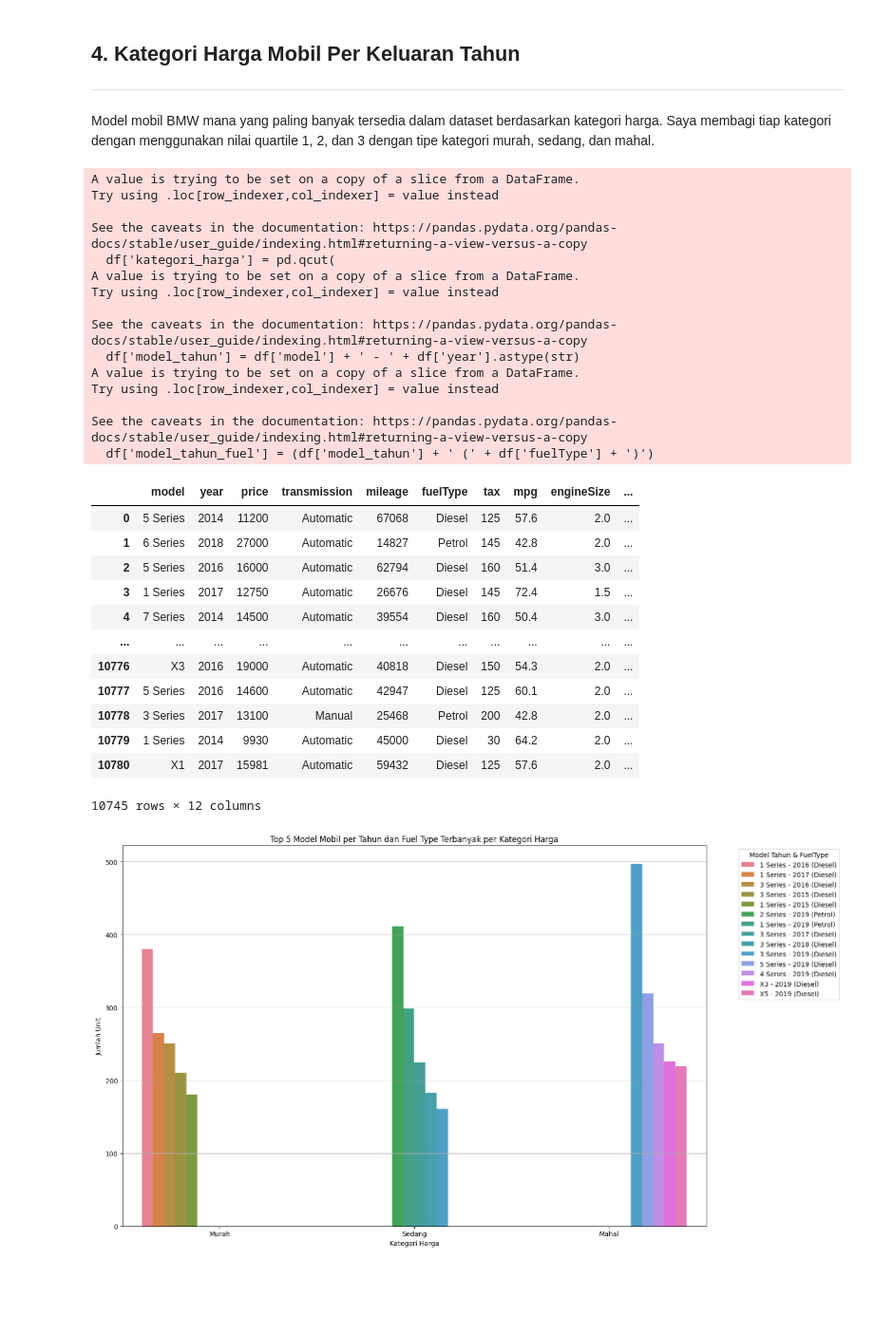
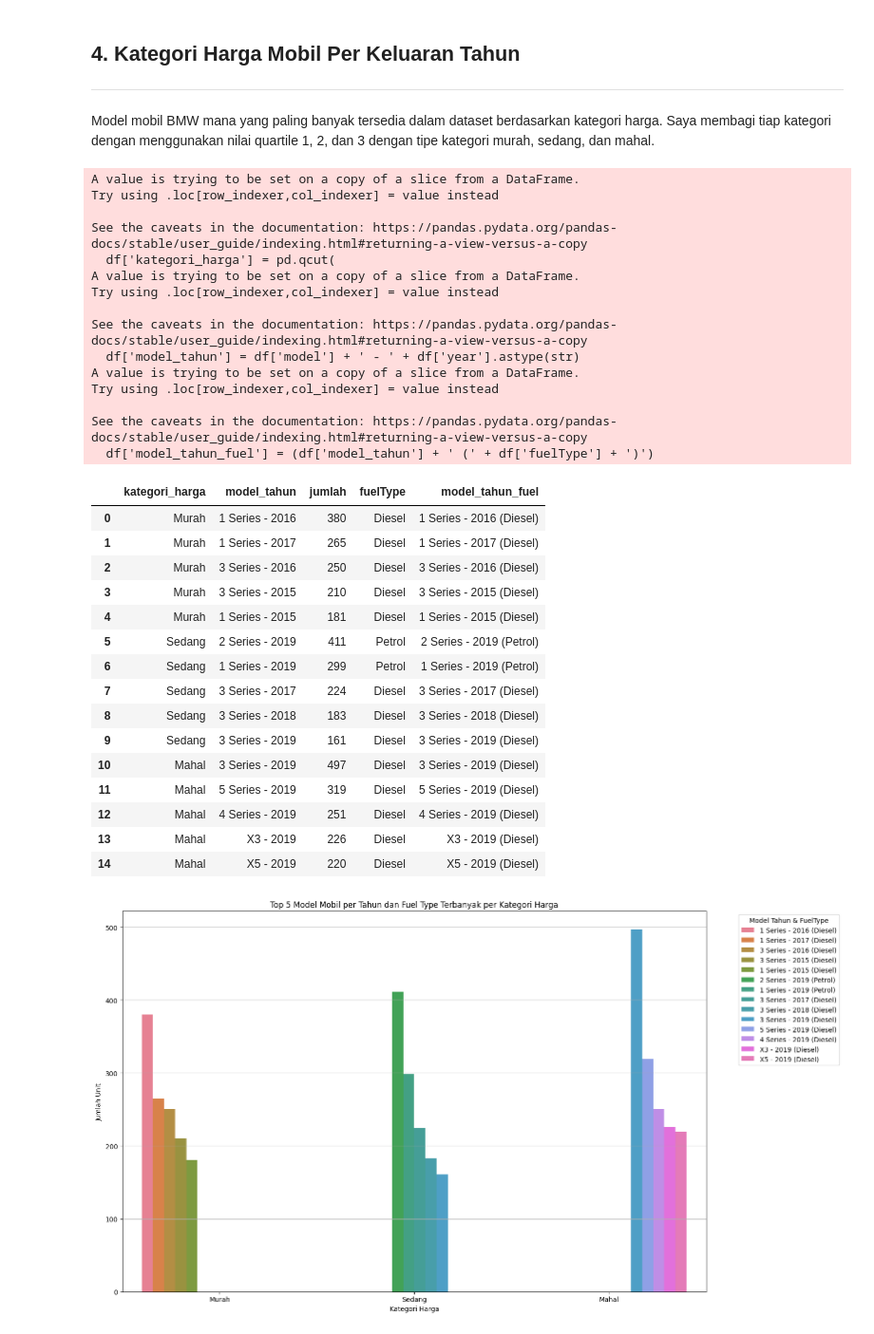
Before and after one commit to rafisiregar/Analysis-of-Used-BMWs-for-the-Company-Fleet, a Jupyter notebook: P0M1_rafi_siregar.ipynb, the cells around one changed output. Shown at 95% size. Saved outputs shown, nothing was run; the diff lists cells and outputs as text; code cells hidden in the pictures; blank space fills up the shorter version.

```diff
--- a/P0M1_rafi_siregar.ipynb
+++ b/P0M1_rafi_siregar.ipynb
@@ -413,46 +417,50 @@ fuel_mode_df = (
 # Gabungkan jumlah dan fuelType
 merged_df = pd.merge(count_df, fuel_mode_df, on=['kategori_harga', 'model_tahun'])
 
 # Ambil top 5 per kategori_harga
 top_models_per_category = (
     merged_df.groupby('kategori_harga', group_keys=False)
     .apply(lambda x: x.nlargest(5, 'jumlah'))
     .reset_index(drop=True)
 )
 
 # Tambahkan kolom gabungan model_tahun dan fuelType
 top_models_per_category['model_tahun_fuel'] = (
     top_models_per_category['model_tahun'] + ' (' + top_models_per_category['fuelType'] + ')'
 )
+top_models_per_category
 # %% [output]
 A value is trying to be set on a copy of a slice from a DataFrame.
 Try using .loc[row_indexer,col_indexer] = value instead
 
 See the caveats in the documentation: https://pandas.pydata.org/pandas-docs/stable/user_guide/indexing.html#returning-a-view-versus-a-copy
   df['kategori_harga'] = pd.qcut(
 A value is trying to be set on a copy of a slice from a DataFrame.
 Try using .loc[row_indexer,col_indexer] = value instead
 
 See the caveats in the documentation: https://pandas.pydata.org/pandas-docs/stable/user_guide/indexing.html#returning-a-view-versus-a-copy
   df['model_tahun'] = df['model'] + ' - ' + df['year'].astype(str)
 A value is trying to be set on a copy of a slice from a DataFrame.
 Try using .loc[row_indexer,col_indexer] = value instead
 
 See the caveats in the documentation: https://pandas.pydata.org/pandas-docs/stable/user_guide/indexing.html#returning-a-view-versus-a-copy
   df['model_tahun_fuel'] = (df['model_tahun'] + ' (' + df['fuelType'] + ')')
-|  | model | year | price | transmission | mileage | fuelType | tax | mpg | engineSize | ... |
-| 0 | 5 Series | 2014 | 11200 | Automatic | 67068 | Diesel | 125 | 57.6 | 2.0 | ... |
-| 1 | 6 Series | 2018 | 27000 | Automatic | 14827 | Petrol | 145 | 42.8 | 2.0 | ... |
-| 2 | 5 Series | 2016 | 16000 | Automatic | 62794 | Diesel | 160 | 51.4 | 3.0 | ... |
-| 3 | 1 Series | 2017 | 12750 | Automatic | 26676 | Diesel | 145 | 72.4 | 1.5 | ... |
-| 4 | 7 Series | 2014 | 14500 | Automatic | 39554 | Diesel | 160 | 50.4 | 3.0 | ... |
-| ... | ... | ... | ... | ... | ... | ... | ... | ... | ... | ... |
-| 10776 | X3 | 2016 | 19000 | Automatic | 40818 | Diesel | 150 | 54.3 | 2.0 | ... |
-| 10777 | 5 Series | 2016 | 14600 | Automatic | 42947 | Diesel | 125 | 60.1 | 2.0 | ... |
-| 10778 | 3 Series | 2017 | 13100 | Manual | 25468 | Petrol | 200 | 42.8 | 2.0 | ... |
-| 10779 | 1 Series | 2014 | 9930 | Automatic | 45000 | Diesel | 30 | 64.2 | 2.0 | ... |
-| 10780 | X1 | 2017 | 15981 | Automatic | 59432 | Diesel | 125 | 57.6 | 2.0 | ... |
+|  | kategori_harga | model_tahun | jumlah | fuelType | model_tahun_fuel |
+| 0 | Murah | 1 Series - 2016 | 380 | Diesel | 1 Series - 2016 (Diesel) |
+| 1 | Murah | 1 Series - 2017 | 265 | Diesel | 1 Series - 2017 (Diesel) |
+| 2 | Murah | 3 Series - 2016 | 250 | Diesel | 3 Series - 2016 (Diesel) |
+| 3 | Murah | 3 Series - 2015 | 210 | Diesel | 3 Series - 2015 (Diesel) |
+| 4 | Murah | 1 Series - 2015 | 181 | Diesel | 1 Series - 2015 (Diesel) |
+| 5 | Sedang | 2 Series - 2019 | 411 | Petrol | 2 Series - 2019 (Petrol) |
+| 6 | Sedang | 1 Series - 2019 | 299 | Petrol | 1 Series - 2019 (Petrol) |
+| 7 | Sedang | 3 Series - 2017 | 224 | Diesel | 3 Series - 2017 (Diesel) |
+| 8 | Sedang | 3 Series - 2018 | 183 | Diesel | 3 Series - 2018 (Diesel) |
+| 9 | Sedang | 3 Series - 2019 | 161 | Diesel | 3 Series - 2019 (Diesel) |
+| 10 | Mahal | 3 Series - 2019 | 497 | Diesel | 3 Series - 2019 (Diesel) |
+| 11 | Mahal | 5 Series - 2019 | 319 | Diesel | 5 Series - 2019 (Diesel) |
+| 12 | Mahal | 4 Series - 2019 | 251 | Diesel | 4 Series - 2019 (Diesel) |
+| 13 | Mahal | X3 - 2019 | 226 | Diesel | X3 - 2019 (Diesel) |
+| 14 | Mahal | X5 - 2019 | 220 | Diesel | X5 - 2019 (Diesel) |
-10745 rows × 12 columns
 # %%
 # Visualisasi
 plt.figure(figsize=(16, 9))
```
Also changed, not shown: parts of 14 cells of this notebook, 3 other files.
